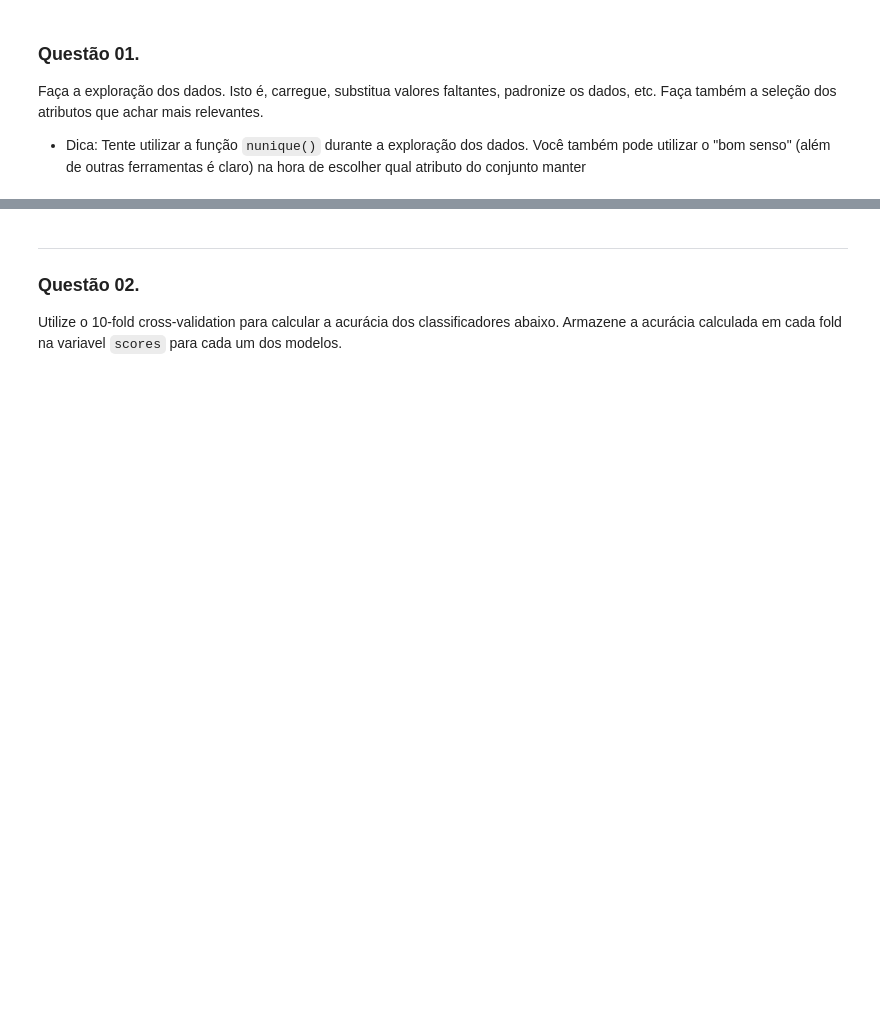
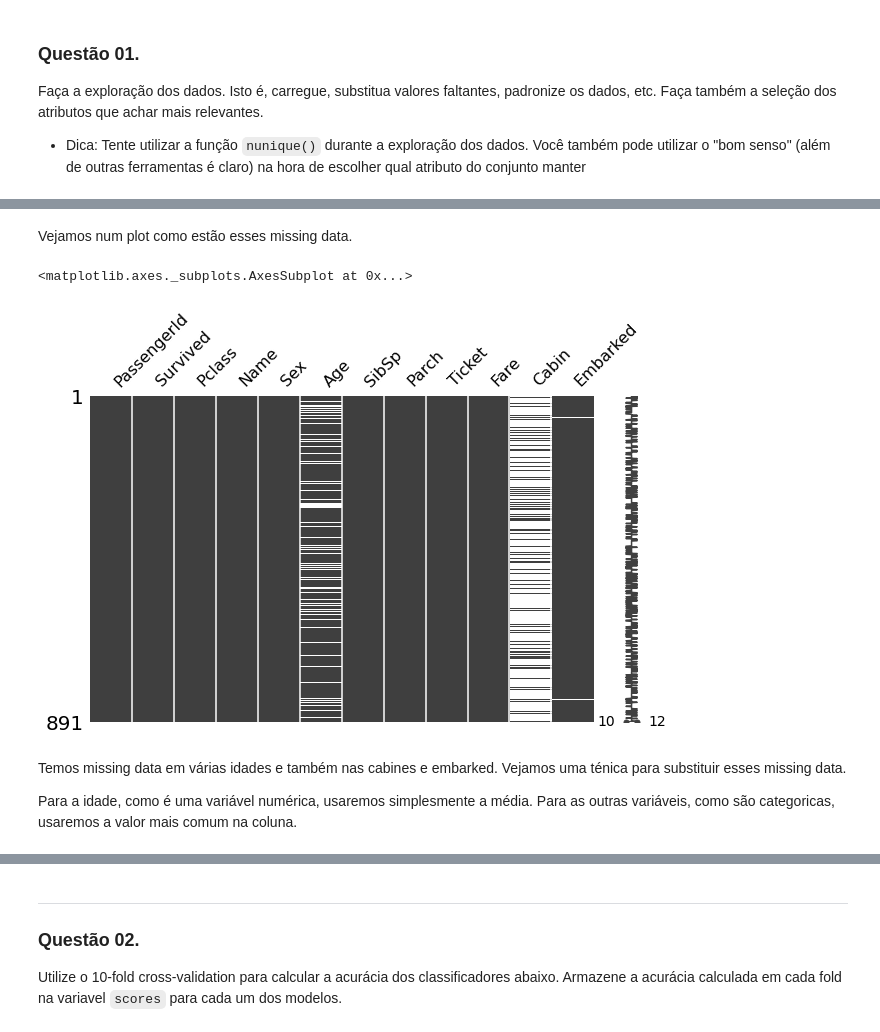
Before and after one commit to gmichelcarvalho/SCC5948_Ciencia-de-dados, a Jupyter notebook: Exercício_Teste_de_Hipótese.ipynb, the cells around one changed output, grey strips where cells are left out. Cells and saved outputs as stored; diff of their text form; code cells hidden in the pictures; blank space fills up the shorter version.

```diff
--- a/Exercício_Teste_de_Hipótese.ipynb
+++ b/Exercício_Teste_de_Hipótese.ipynb
@@ -39,0 +44,2 @@ Faça a exploração dos dados. Isto é, carregue, substitua valores faltantes,
+# %%
+data_titanic = pd.read_csv('titanic.csv')
@@ -39,0 +80,2 @@ Faça a exploração dos dados. Isto é, carregue, substitua valores faltantes,
+# %% [markdown]
+Vejamos num plot como estão esses missing data.
@@ -39,0 +84,11 @@ Faça a exploração dos dados. Isto é, carregue, substitua valores faltantes,
+# %%
+
+miss.matrix(data_titanic, figsize = (10, 6))
+# %% [output]
+<matplotlib.axes._subplots.AxesSubplot at 0x...>
+[figure, added]
+# %% [markdown]
+Temos missing data em várias idades e também nas cabines e embarked. Vejamos uma ténica para substituir esses missing data.
+
+Para a idade, como é uma variável numérica, usaremos simplesmente a média.
+Para as outras variáveis, como são categoricas, usaremos a valor mais comum na coluna.
```
Also changed, not shown: parts of 94 cells of this notebook.
